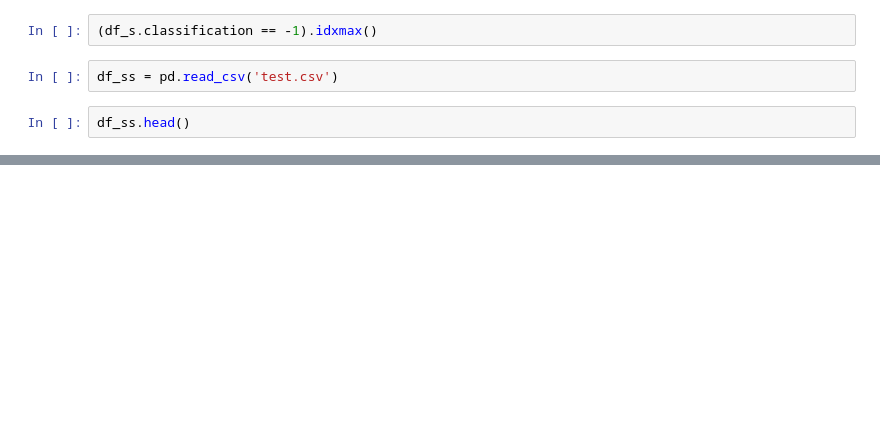
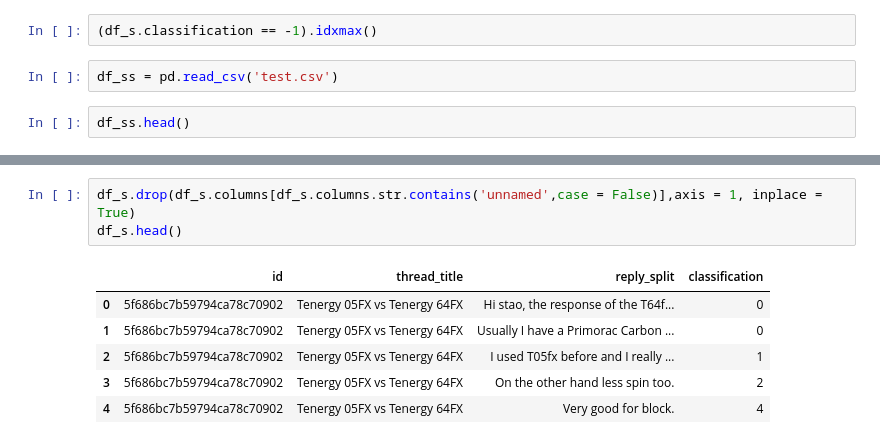
Before and after one commit to vionwinnie/ds4a-t15-tableTennis-product-review, a Jupyter notebook: EDA/LabelData.ipynb, the cells around one changed output, grey strips where cells are left out. Cells and saved outputs as stored; diff of their text form; blank space fills up the shorter version.

```diff
--- a/EDA/LabelData.ipynb
+++ b/EDA/LabelData.ipynb
@@ -316,0 +394,10 @@ df_s.at[650,'classification'] = 4
+# %%
+df_s.drop(df_s.columns[df_s.columns.str.contains('unnamed',case = False)],axis = 1, inplace = True)
+df_s.head()
+# %% [output]
+|  | id | thread_title | reply_split | classification |
+| 0 | 5f686bc7b59794ca78c70902 | Tenergy 05FX vs Tenergy 64FX | Hi stao, the response of the T64f... | 0 |
+| 1 | 5f686bc7b59794ca78c70902 | Tenergy 05FX vs Tenergy 64FX | Usually I have a Primorac Carbon ... | 0 |
+| 2 | 5f686bc7b59794ca78c70902 | Tenergy 05FX vs Tenergy 64FX | I used T05fx before and I really ... | 1 |
+| 3 | 5f686bc7b59794ca78c70902 | Tenergy 05FX vs Tenergy 64FX | On the other hand less spin too. | 2 |
+| 4 | 5f686bc7b59794ca78c70902 | Tenergy 05FX vs Tenergy 64FX | Very good for block. | 4 |
```
Also changed, not shown: parts of 9 cells of this notebook, 1 other file.
